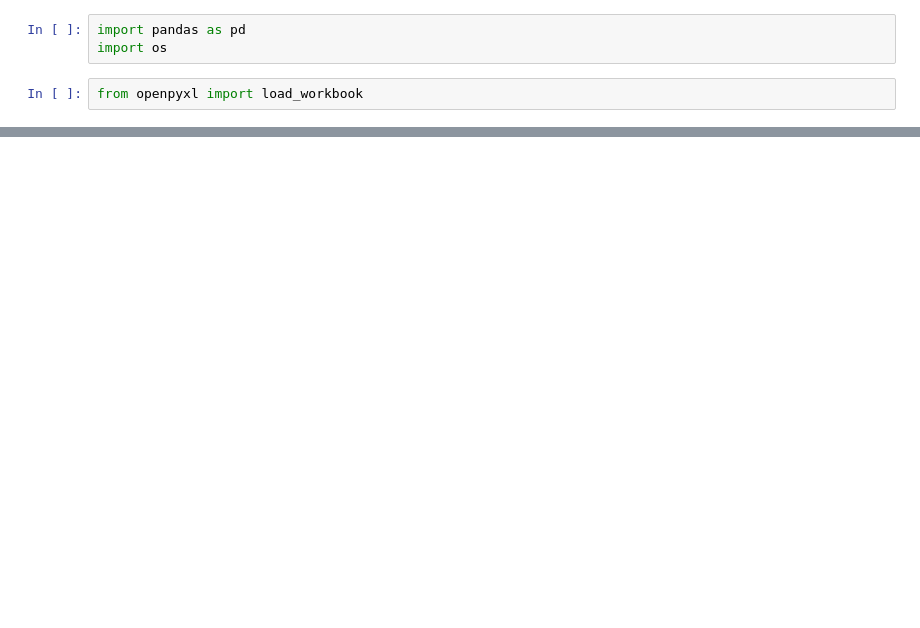
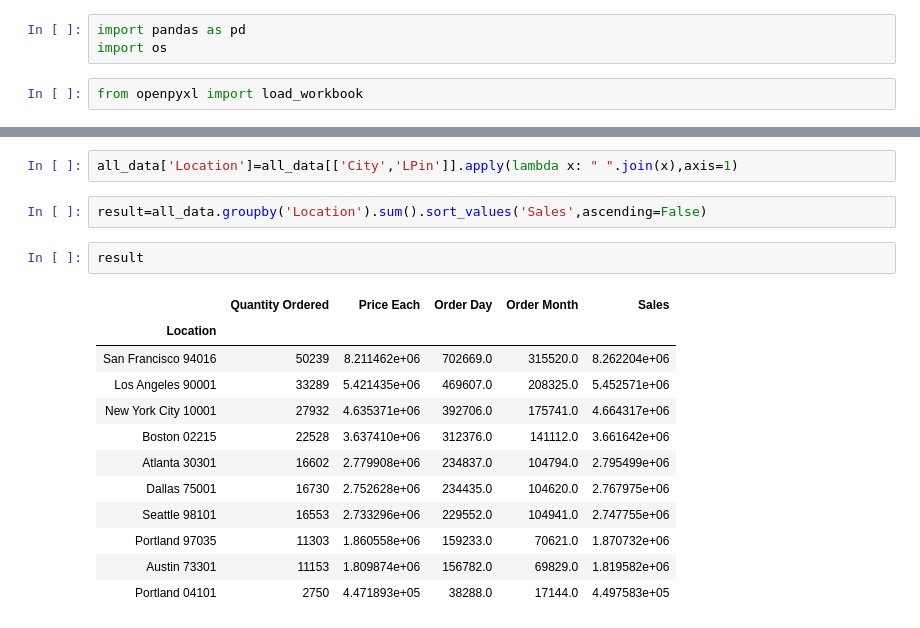
Before and after one commit to bipinyadu89/Pandas-Data-Science-Tasks, a Jupyter notebook: Sales Analysis.ipynb, the cells around one changed output, grey strips where cells are left out. Saved outputs shown, nothing was run; the diff lists cells and outputs as text; blank space fills up the shorter version.

```diff
--- a/Sales Analysis.ipynb
+++ b/Sales Analysis.ipynb
@@ -16,0 +92,19 @@ data.tail()
+# %%
+all_data['Location']=all_data[['City','LPin']].apply(lambda x: " ".join(x),axis=1)
+# %%
+result=all_data.groupby('Location').sum().sort_values('Sales',ascending=False)
+# %%
+result
+# %% [output]
+|  | Quantity Ordered | Price Each | Order Day | Order Month | Sales |
+| Location |  |  |  |  |  |
+| San Francisco 94016 | 50239 | 8.211462e+06 | 702669.0 | 315520.0 | 8.262204e+06 |
+| Los Angeles 90001 | 33289 | 5.421435e+06 | 469607.0 | 208325.0 | 5.452571e+06 |
+| New York City 10001 | 27932 | 4.635371e+06 | 392706.0 | 175741.0 | 4.664317e+06 |
+| Boston 02215 | 22528 | 3.637410e+06 | 312376.0 | 141112.0 | 3.661642e+06 |
+| Atlanta 30301 | 16602 | 2.779908e+06 | 234837.0 | 104794.0 | 2.795499e+06 |
+| Dallas 75001 | 16730 | 2.752628e+06 | 234435.0 | 104620.0 | 2.767975e+06 |
+| Seattle 98101 | 16553 | 2.733296e+06 | 229552.0 | 104941.0 | 2.747755e+06 |
+| Portland 97035 | 11303 | 1.860558e+06 | 159233.0 | 70621.0 | 1.870732e+06 |
+| Austin 73301 | 11153 | 1.809874e+06 | 156782.0 | 69829.0 | 1.819582e+06 |
+| Portland 04101 | 2750 | 4.471893e+05 | 38288.0 | 17144.0 | 4.497583e+05 |
```
Also changed, not shown: parts of 32 cells of this notebook.
